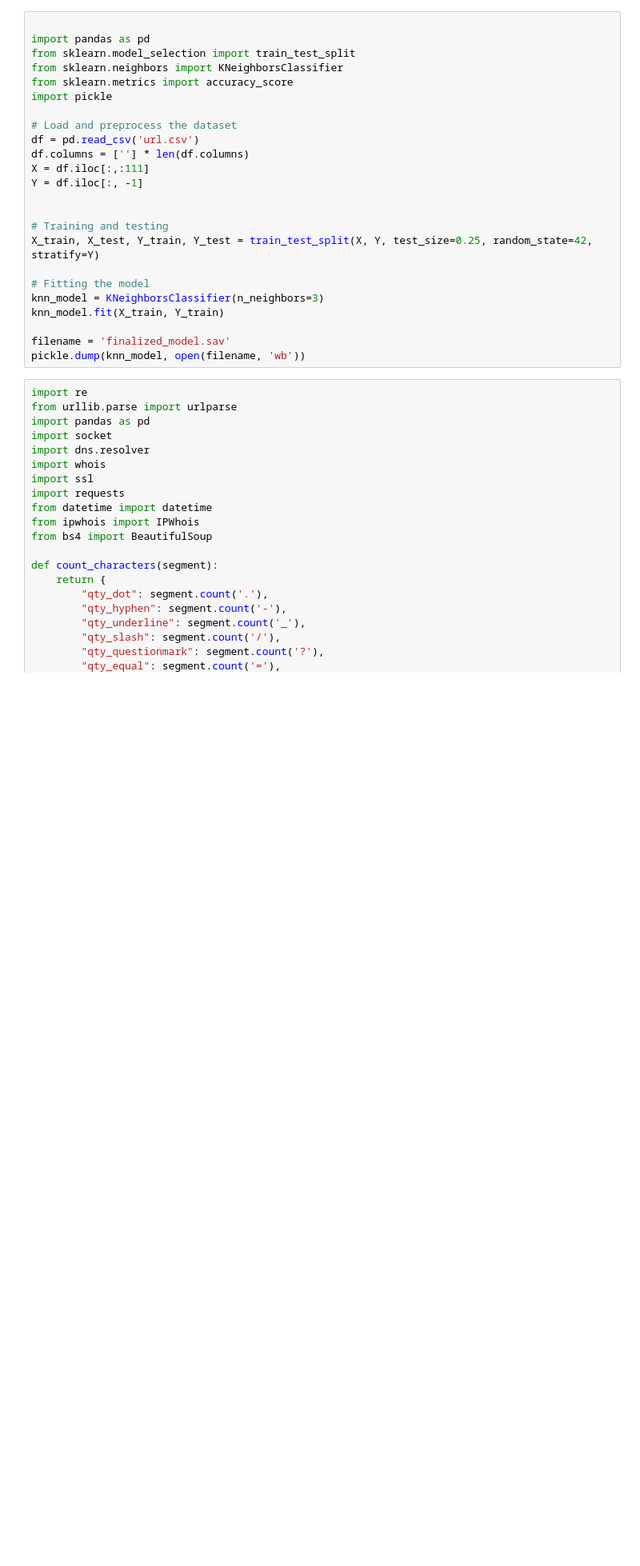
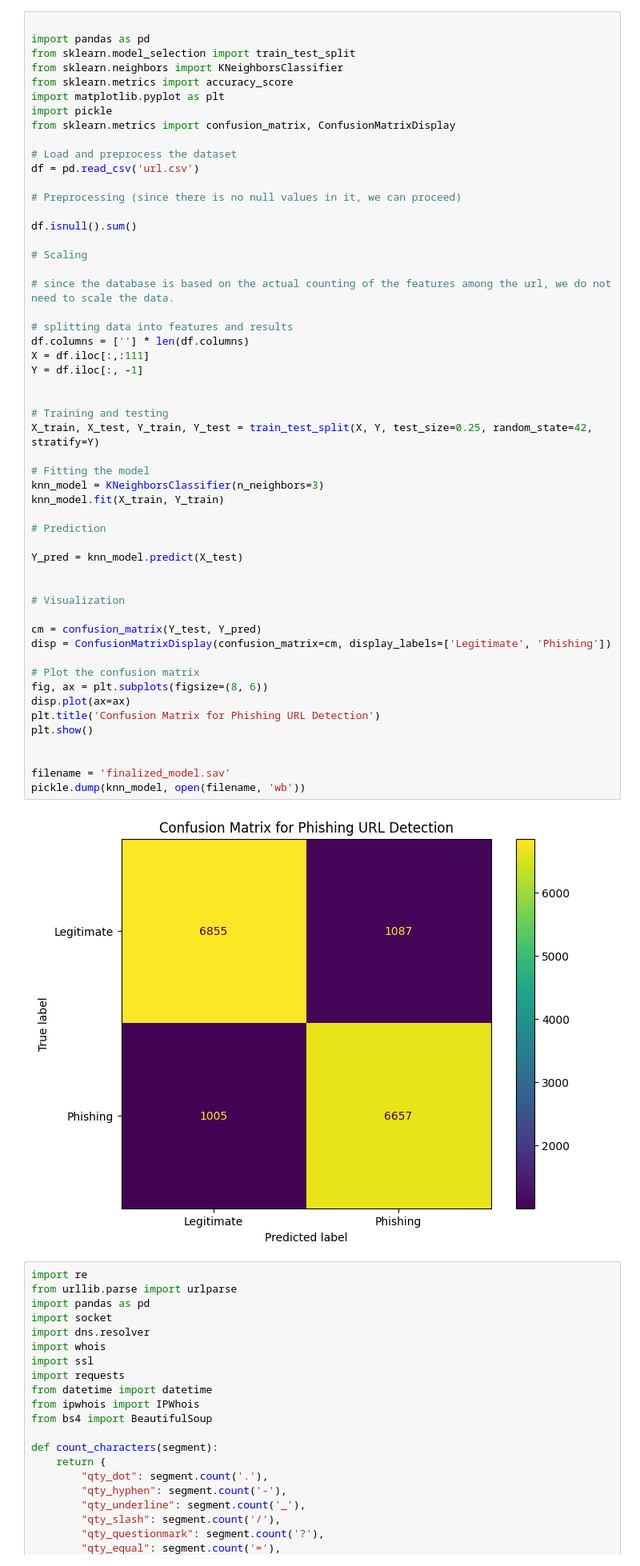
Before and after one commit to Icecubesaad/Detect-Phishing-Links-PhishWatch, a Jupyter notebook: model/file.ipynb, the cells around one changed output. Shown at 80% size. Cells and saved outputs as stored; diff of their text form; blank space fills up the shorter version.

Commit message:
model visualization through confusion matrix

```diff
--- a/model/file.ipynb
+++ b/model/file.ipynb
@@ -1,27 +1,58 @@
 # %%
 
 import pandas as pd
 from sklearn.model_selection import train_test_split
 from sklearn.neighbors import KNeighborsClassifier
 from sklearn.metrics import accuracy_score
+import matplotlib.pyplot as plt
 import pickle
+from sklearn.metrics import confusion_matrix, ConfusionMatrixDisplay
 
 # Load and preprocess the dataset
 df = pd.read_csv('url.csv')
+
+# Preprocessing (since there is no null values in it, we can proceed)
+
+df.isnull().sum()
+
+# Scaling
+
+# since the database is based on the actual counting of the features among the url, we do not need to scale the data.
+
+# splitting data into features and results
 df.columns = [''] * len(df.columns)
 X = df.iloc[:,:111]
 Y = df.iloc[:, -1]
 
 
 # Training and testing
 X_train, X_test, Y_train, Y_test = train_test_split(X, Y, test_size=0.25, random_state=42, stratify=Y)
 
 # Fitting the model
 knn_model = KNeighborsClassifier(n_neighbors=3)
 knn_model.fit(X_train, Y_train)
 
+# Prediction
+
+Y_pred = knn_model.predict(X_test)
+
+
+# Visualization
+
+cm = confusion_matrix(Y_test, Y_pred)
+disp = ConfusionMatrixDisplay(confusion_matrix=cm, display_labels=['Legitimate', 'Phishing'])
+
+# Plot the confusion matrix
+fig, ax = plt.subplots(figsize=(8, 6))
+disp.plot(ax=ax)
+plt.title('Confusion Matrix for Phishing URL Detection')
+plt.show()
+
+
 filename = 'finalized_model.sav'
 pickle.dump(knn_model, open(filename, 'wb'))
+# %% [output]
+[figure, added]
 # %%
 import re
 from urllib.parse import urlparse
```
Also changed, not shown: 2 other files.
